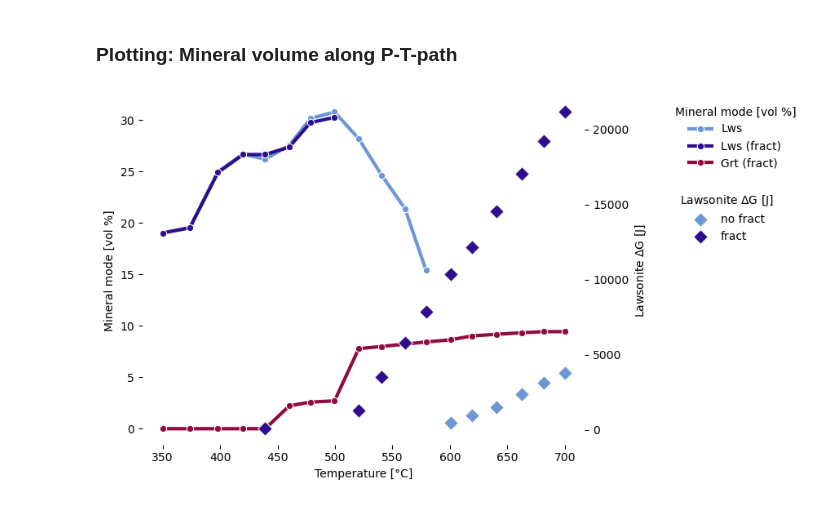
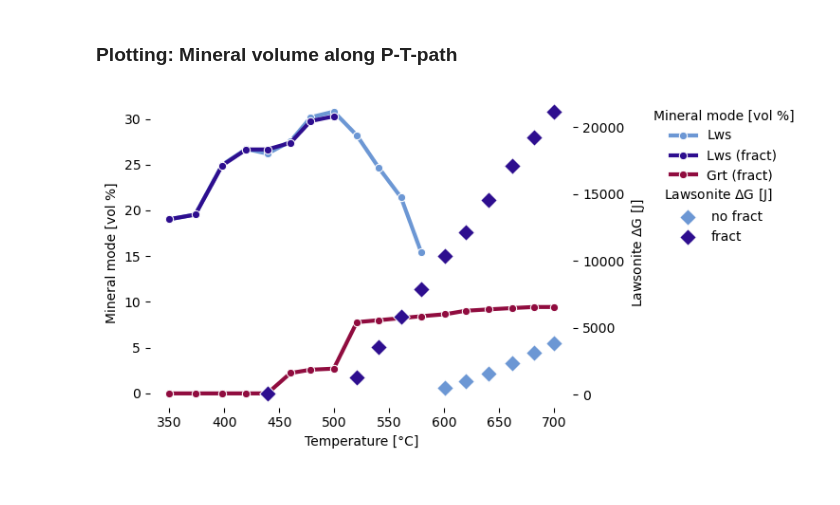
Before and after one commit to Theriak-Domino/pytheriak, a Jupyter notebook: examples/02_PTpath.ipynb, the cells around one changed output. Cells and saved outputs as stored; diff of their text form; code cells hidden in the pictures.

```diff
--- a/examples/02_PTpath.ipynb
+++ b/examples/02_PTpath.ipynb
@@ -330,7 +353,7 @@ COLOR_GARNET = "#900C3F"
 COLOR_LAWSONITE = "#6c97d4"
 COLOR_LAWSONITE_FRAC = "#2e0e8f"
 # %%
-fig, axs = plt.subplots(figsize=(10, 5))
+fig, axs = plt.subplots(figsize=(9, 4))
 
 sns.lineplot(data=laws_in_MORB,
              x="Temperature",
@@ -361,33 +384,33 @@ axs2 = plt.twinx(axs)
 sns.scatterplot(data=laws_in_MORB,
              x="Temperature",
              y="Lawsonite dG",
              c=COLOR_LAWSONITE,
              marker="D",
              s=80,
              label="no fract",
              ax=axs2)
 
 sns.scatterplot(data=laws_in_MORB_fract,
              x="Temperature",
              y="Lawsonite dG",
              c=COLOR_LAWSONITE_FRAC,
              marker="D",
              s=80,
              label="fract",
              ax=axs2)
 
 axs.set_xlabel("Temperature [°C]")
 axs.set_ylabel("Mineral mode [vol %]")
 axs2.set_ylabel(r"Lawsonite $\Delta$G [J]")
 
-axs.legend(title="Mineral mode [vol %]", bbox_to_anchor=(1.5, 1), frameon=False)
-axs2.legend(title=r"Lawsonite $\Delta$G [J]", bbox_to_anchor=(1.45, 0.75), frameon=False)
+axs.legend(title="Mineral mode [vol %]", bbox_to_anchor=(1.55, 1), frameon=False)
+axs2.legend(title=r"Lawsonite $\Delta$G [J]", bbox_to_anchor=(1.5, 0.75), frameon=False)
 
 axs.set_frame_on(False)
 axs2.set_frame_on(False)
 
 fig.tight_layout()
 
 plt.show()
 # %% [output]
-[figure, old version]
+[figure, new version]
```
Also changed, not shown: parts of 15 cells of this notebook.
